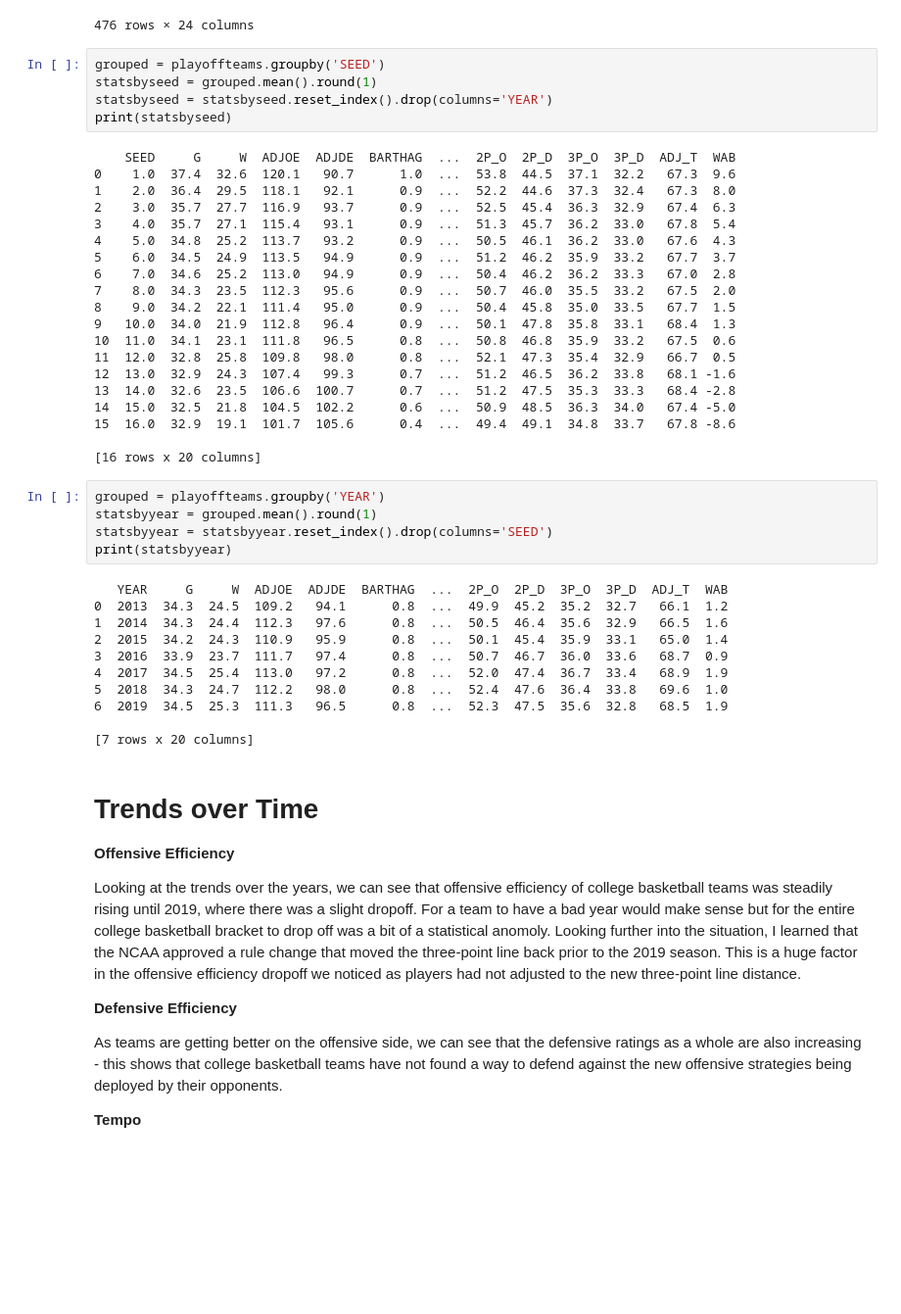
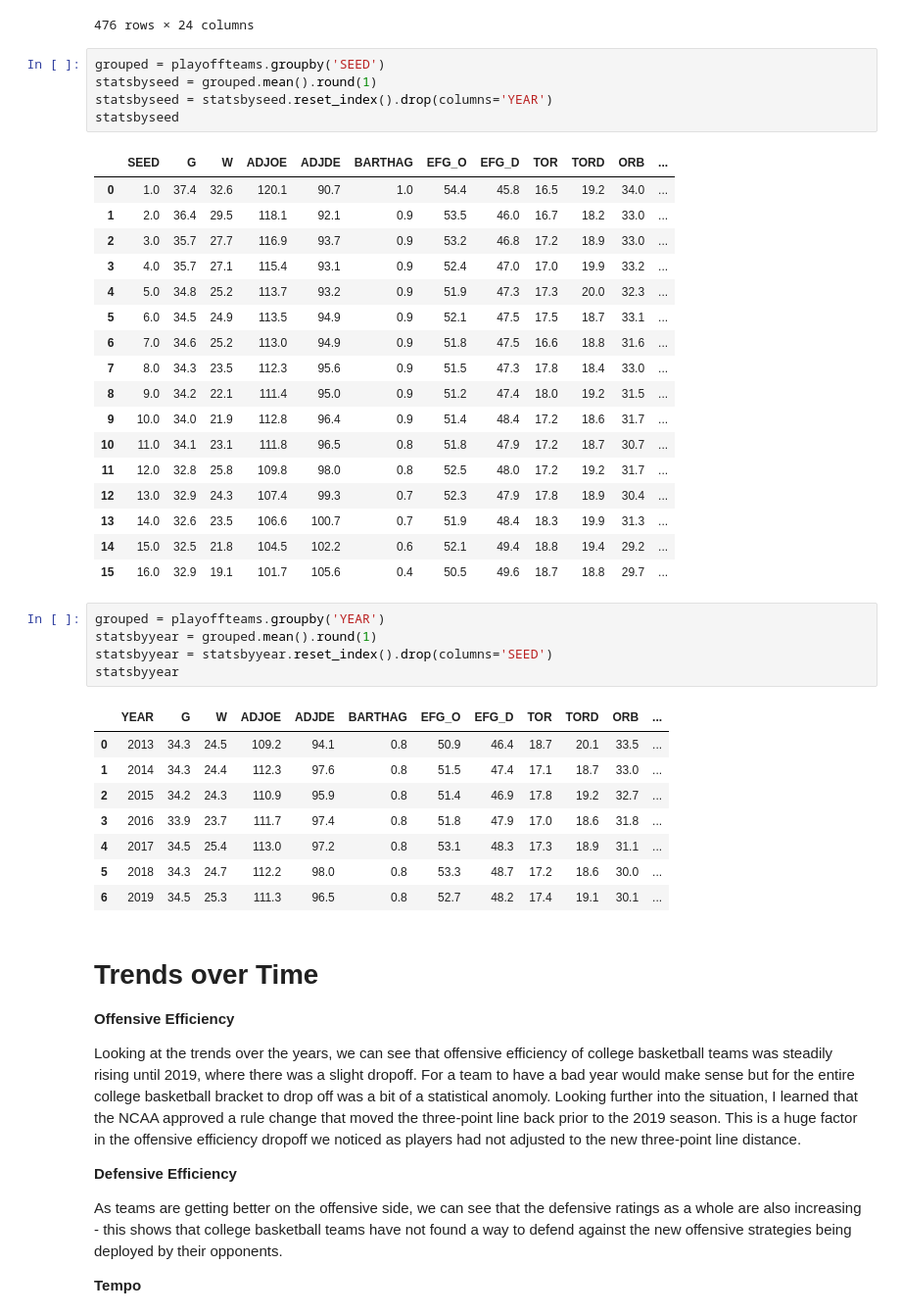
Before and after one commit to snayudu/cbbanalysis, a Jupyter notebook: CBB_Success_Factors.ipynb, the cells around one changed output. Shown: that part at 98% size. Drawn from its saved outputs; the diff is of its cells as text; blank space fills up the shorter version.

```diff
--- a/CBB_Success_Factors.ipynb
+++ b/CBB_Success_Factors.ipynb
@@ -112,44 +112,40 @@ playoffteams.sort_values(['SEED','YEAR'])
 # %%
 grouped = playoffteams.groupby('SEED')
 statsbyseed = grouped.mean().round(1)
 statsbyseed = statsbyseed.reset_index().drop(columns='YEAR')
-print(statsbyseed)
+statsbyseed
 # %% [output]
-    SEED     G     W  ADJOE  ADJDE  BARTHAG  ...  2P_O  2P_D  3P_O  3P_D  ADJ_T  WAB
-0    1.0  37.4  32.6  120.1   90.7      1.0  ...  53.8  44.5  37.1  32.2   67.3  9.6
-1    2.0  36.4  29.5  118.1   92.1      0.9  ...  52.2  44.6  37.3  32.4   67.3  8.0
-2    3.0  35.7  27.7  116.9   93.7      0.9  ...  52.5  45.4  36.3  32.9   67.4  6.3
-3    4.0  35.7  27.1  115.4   93.1      0.9  ...  51.3  45.7  36.2  33.0   67.8  5.4
-4    5.0  34.8  25.2  113.7   93.2      0.9  ...  50.5  46.1  36.2  33.0   67.6  4.3
-5    6.0  34.5  24.9  113.5   94.9      0.9  ...  51.2  46.2  35.9  33.2   67.7  3.7
-6    7.0  34.6  25.2  113.0   94.9      0.9  ...  50.4  46.2  36.2  33.3   67.0  2.8
-7    8.0  34.3  23.5  112.3   95.6      0.9  ...  50.7  46.0  35.5  33.2   67.5  2.0
-8    9.0  34.2  22.1  111.4   95.0      0.9  ...  50.4  45.8  35.0  33.5   67.7  1.5
-9   10.0  34.0  21.9  112.8   96.4      0.9  ...  50.1  47.8  35.8  33.1   68.4  1.3
-10  11.0  34.1  23.1  111.8   96.5      0.8  ...  50.8  46.8  35.9  33.2   67.5  0.6
-11  12.0  32.8  25.8  109.8   98.0      0.8  ...  52.1  47.3  35.4  32.9   66.7  0.5
-12  13.0  32.9  24.3  107.4   99.3      0.7  ...  51.2  46.5  36.2  33.8   68.1 -1.6
-13  14.0  32.6  23.5  106.6  100.7      0.7  ...  51.2  47.5  35.3  33.3   68.4 -2.8
-14  15.0  32.5  21.8  104.5  102.2      0.6  ...  50.9  48.5  36.3  34.0   67.4 -5.0
-15  16.0  32.9  19.1  101.7  105.6      0.4  ...  49.4  49.1  34.8  33.7   67.8 -8.6
-
-[16 rows x 20 columns]
+|  | SEED | G | W | ADJOE | ADJDE | BARTHAG | EFG_O | EFG_D | TOR | TORD | ORB | ... |
+| 0 | 1.0 | 37.4 | 32.6 | 120.1 | 90.7 | 1.0 | 54.4 | 45.8 | 16.5 | 19.2 | 34.0 | ... |
+| 1 | 2.0 | 36.4 | 29.5 | 118.1 | 92.1 | 0.9 | 53.5 | 46.0 | 16.7 | 18.2 | 33.0 | ... |
+| 2 | 3.0 | 35.7 | 27.7 | 116.9 | 93.7 | 0.9 | 53.2 | 46.8 | 17.2 | 18.9 | 33.0 | ... |
+| 3 | 4.0 | 35.7 | 27.1 | 115.4 | 93.1 | 0.9 | 52.4 | 47.0 | 17.0 | 19.9 | 33.2 | ... |
+| 4 | 5.0 | 34.8 | 25.2 | 113.7 | 93.2 | 0.9 | 51.9 | 47.3 | 17.3 | 20.0 | 32.3 | ... |
+| 5 | 6.0 | 34.5 | 24.9 | 113.5 | 94.9 | 0.9 | 52.1 | 47.5 | 17.5 | 18.7 | 33.1 | ... |
+| 6 | 7.0 | 34.6 | 25.2 | 113.0 | 94.9 | 0.9 | 51.8 | 47.5 | 16.6 | 18.8 | 31.6 | ... |
+| 7 | 8.0 | 34.3 | 23.5 | 112.3 | 95.6 | 0.9 | 51.5 | 47.3 | 17.8 | 18.4 | 33.0 | ... |
+| 8 | 9.0 | 34.2 | 22.1 | 111.4 | 95.0 | 0.9 | 51.2 | 47.4 | 18.0 | 19.2 | 31.5 | ... |
+| 9 | 10.0 | 34.0 | 21.9 | 112.8 | 96.4 | 0.9 | 51.4 | 48.4 | 17.2 | 18.6 | 31.7 | ... |
+| 10 | 11.0 | 34.1 | 23.1 | 111.8 | 96.5 | 0.8 | 51.8 | 47.9 | 17.2 | 18.7 | 30.7 | ... |
+| 11 | 12.0 | 32.8 | 25.8 | 109.8 | 98.0 | 0.8 | 52.5 | 48.0 | 17.2 | 19.2 | 31.7 | ... |
+| 12 | 13.0 | 32.9 | 24.3 | 107.4 | 99.3 | 0.7 | 52.3 | 47.9 | 17.8 | 18.9 | 30.4 | ... |
+| 13 | 14.0 | 32.6 | 23.5 | 106.6 | 100.7 | 0.7 | 51.9 | 48.4 | 18.3 | 19.9 | 31.3 | ... |
+| 14 | 15.0 | 32.5 | 21.8 | 104.5 | 102.2 | 0.6 | 52.1 | 49.4 | 18.8 | 19.4 | 29.2 | ... |
+| 15 | 16.0 | 32.9 | 19.1 | 101.7 | 105.6 | 0.4 | 50.5 | 49.6 | 18.7 | 18.8 | 29.7 | ... |
 # %%
 grouped = playoffteams.groupby('YEAR')
 statsbyyear = grouped.mean().round(1)
 statsbyyear = statsbyyear.reset_index().drop(columns='SEED')
-print(statsbyyear)
+statsbyyear
 # %% [output]
-   YEAR     G     W  ADJOE  ADJDE  BARTHAG  ...  2P_O  2P_D  3P_O  3P_D  ADJ_T  WAB
-0  2013  34.3  24.5  109.2   94.1      0.8  ...  49.9  45.2  35.2  32.7   66.1  1.2
-1  2014  34.3  24.4  112.3   97.6      0.8  ...  50.5  46.4  35.6  32.9   66.5  1.6
-2  2015  34.2  24.3  110.9   95.9      0.8  ...  50.1  45.4  35.9  33.1   65.0  1.4
-3  2016  33.9  23.7  111.7   97.4      0.8  ...  50.7  46.7  36.0  33.6   68.7  0.9
-4  2017  34.5  25.4  113.0   97.2      0.8  ...  52.0  47.4  36.7  33.4   68.9  1.9
-5  2018  34.3  24.7  112.2   98.0      0.8  ...  52.4  47.6  36.4  33.8   69.6  1.0
-6  2019  34.5  25.3  111.3   96.5      0.8  ...  52.3  47.5  35.6  32.8   68.5  1.9
-
-[7 rows x 20 columns]
+|  | YEAR | G | W | ADJOE | ADJDE | BARTHAG | EFG_O | EFG_D | TOR | TORD | ORB | ... |
+| 0 | 2013 | 34.3 | 24.5 | 109.2 | 94.1 | 0.8 | 50.9 | 46.4 | 18.7 | 20.1 | 33.5 | ... |
+| 1 | 2014 | 34.3 | 24.4 | 112.3 | 97.6 | 0.8 | 51.5 | 47.4 | 17.1 | 18.7 | 33.0 | ... |
+| 2 | 2015 | 34.2 | 24.3 | 110.9 | 95.9 | 0.8 | 51.4 | 46.9 | 17.8 | 19.2 | 32.7 | ... |
+| 3 | 2016 | 33.9 | 23.7 | 111.7 | 97.4 | 0.8 | 51.8 | 47.9 | 17.0 | 18.6 | 31.8 | ... |
+| 4 | 2017 | 34.5 | 25.4 | 113.0 | 97.2 | 0.8 | 53.1 | 48.3 | 17.3 | 18.9 | 31.1 | ... |
+| 5 | 2018 | 34.3 | 24.7 | 112.2 | 98.0 | 0.8 | 53.3 | 48.7 | 17.2 | 18.6 | 30.0 | ... |
+| 6 | 2019 | 34.5 | 25.3 | 111.3 | 96.5 | 0.8 | 52.7 | 48.2 | 17.4 | 19.1 | 30.1 | ... |
 # %% [markdown]
 # Trends over Time
 **Offensive Efficiency**
```
Also changed, not shown: parts of 1 cell of this notebook.
